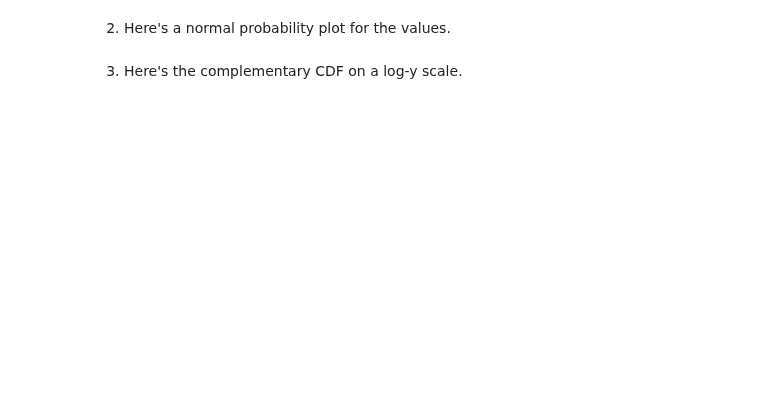
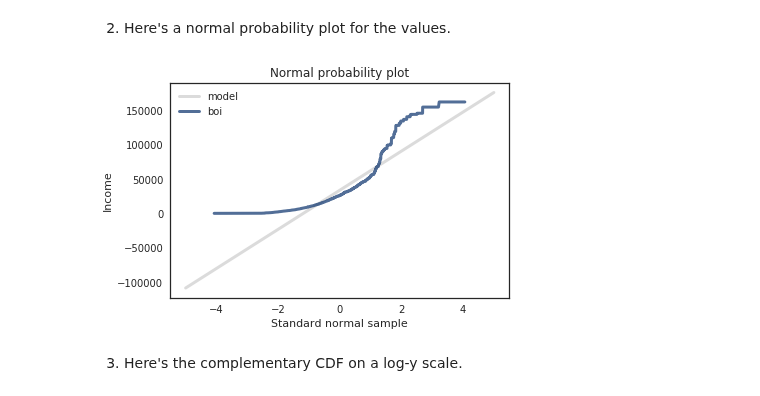
Before and after one commit to AllenDowney/ThinkStats2, a Jupyter notebook: homeworks/homework02.ipynb, the cells around one changed output. Drawn from its saved outputs; the diff is of its cells as text; code cells hidden in the pictures; blank space fills up the shorter version.

```diff
--- a/homeworks/homework02.ipynb
+++ b/homeworks/homework02.ipynb
@@ -197,2 +236,10 @@ decorate(title='Distribution of income',
+# %%
+MakeNormalPlot(gss.realinc.dropna(), label='boi')
+
+decorate(title='Normal probability plot',
+         xlabel='Standard normal sample',
+         ylabel='Income')
+# %% [output]
+[figure, added]
 # %% [markdown]
 3) Here's the complementary CDF on a log-y scale.
```
Also changed, not shown: parts of 76 cells of this notebook.
